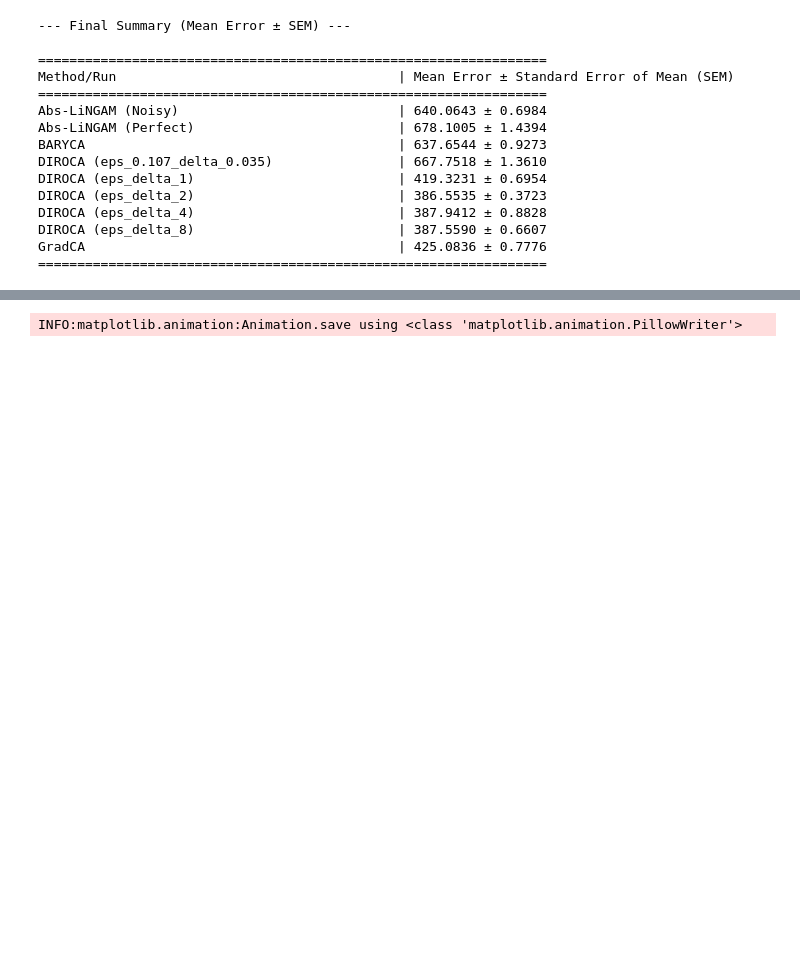
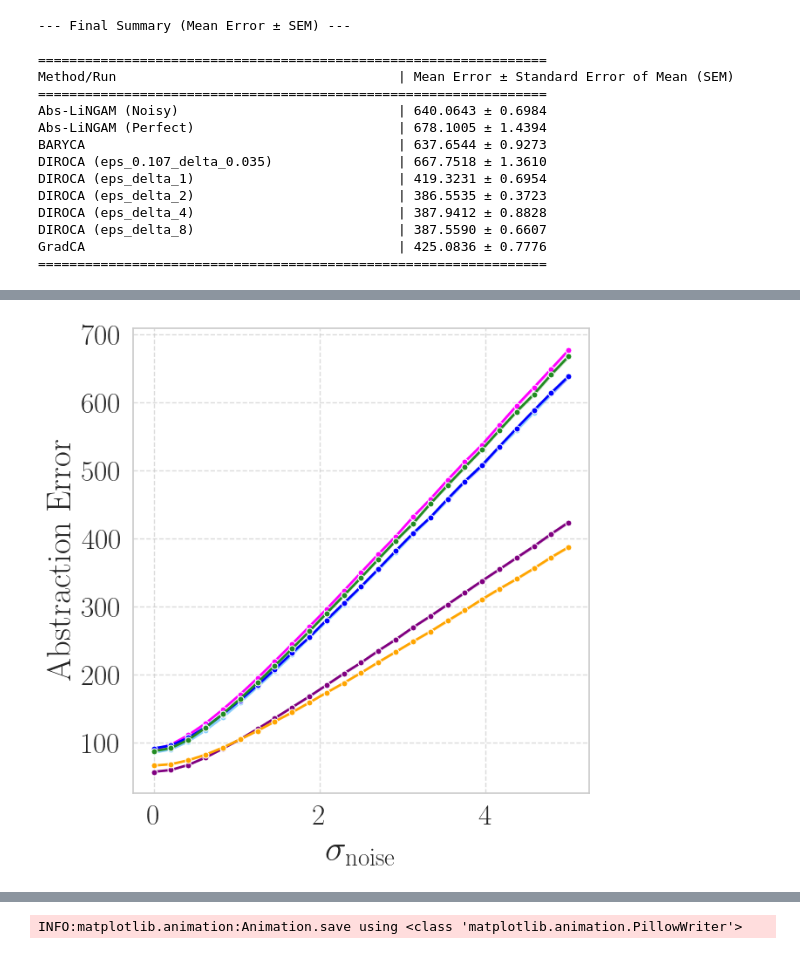
Before and after one commit to yfelekis/DiRoCA, a Jupyter notebook: empirical_evaluation.ipynb, the cells around one changed output, grey strips where cells are left out. Saved outputs shown, nothing was run; the diff lists cells and outputs as text; code cells hidden in the pictures; blank space fills up the shorter version.

```diff
--- a/empirical_evaluation.ipynb
+++ b/empirical_evaluation.ipynb
@@ -407,8 +409,8 @@ def apply_huber_contamination(clean_data, alpha, shift_config, all_var_names, mo
 
     return contaminated_data
 # %%
-alpha_values = np.linspace(0, 1.0, 5)
-noise_levels = np.linspace(0, 10.0, 5)
+alpha_values = np.linspace(0, 1.0, 10)
+noise_levels = np.linspace(0, 5.0, 25)
 num_trials = 2
 zero_mean = True
 base_sigma_L = np.eye(len(all_data['LLmodel']['graph'].nodes()))
@@ -593,0 +567,75 @@ else:
+# %%
+# Define the specific methods you want
+methods_to_show = [
+    'DIROCA (eps_delta_8)',      # Best DIROCA
+    'DIROCA (eps_0.107_delta_0.035)',   # Specific epsilon parameters
+    'GradCA',        # AbsLin positive
+    'BARYCA',        # AbsLin negative
+    'Abs-LiNGAM (Perfect)',      # GRAD
+    'Abs-LiNGAM (Noisy)'        # GRAD barycentric
+]
+
+alpha_to_plot = 1.0
+
+custom_palette = ['purple', 'lightskyblue', 'magenta', 'blue', 'forestgreen', 'orange']
+
+# Filter for the specific alpha and methods
+df_subset = final_results_df[
+    (final_results_df['alpha'] == alpha_to_plot) &
+    (final_results_df['method'].isin(methods_to_show))
+]
+
+if df_subset.empty:
+    print(f"Warning: No data found for alpha ≈ {alpha_to_plot} and the specified methods.")
+    print("Available methods for this alpha:")
+    print(final_results_df[final_results_df['alpha'] == alpha_to_plot]['method'].unique())
+else:
+    # Set up LaTeX fonts but disable for legend
+    plt.rcParams.update({
+        'text.usetex': True,
+        'font.family': 'serif',
+        'font.size': 26,
+        'axes.titlesize': 18,
+        'axes.labelsize': 16,
+        'xtick.labelsize': 24,
+        'ytick.labelsize': 24,
+        'legend.fontsize': 20,
+        'figure.titlesize': 20
+    })
+
+    df_for_plotting = df_subset.copy()
+    df_for_plotting['display_name'] = df_for_plotting['method'].map(label_map)
+
+    plt.figure(figsize=(7, 7))
+    sns.lineplot(
+        data=df_for_plotting,
+        x='noise_scale',
+        y='error',
+        hue='display_name',
+        marker='o',
+        linewidth=2,
+        markersize=5,
+        palette=custom_palette,
+        errorbar=('ci', 95),
+        legend=False
+    )
+    #plt.title(r'Robustness to Noise Intensity (at $\alpha = 1.0$)', fontsize=20)
+    plt.xlabel(r'$\sigma_{\mathrm{noise}}$', fontsize=30)
+    plt.ylabel('Abstraction Error', fontsize=28)
+
+    # Get the legend and disable LaTeX for it
+    # legend = plt.legend(title='Method', fontsize=16, title_fontsize=18,
+    #                    bbox_to_anchor=(1.05, 1), loc='upper left')
+    # For the first plot (noise vs error), replace the legend line with:
+    # legend = plt.legend(fontsize=20,
+    #                bbox_to_anchor=(0.5, -0.15), loc='upper center', ncol=3)
+
+    # # Disable LaTeX for legend text
+    # for text in legend.get_texts():
+    #     text.set_usetex(False)
+
+    plt.grid(True, which='both', linestyle='--', alpha=0.7)
+    plt.tight_layout()
+    plt.show()
+# %% [output]
+[figure, added]
```
Also changed, not shown: parts of 17 cells of this notebook, 11 other files.
